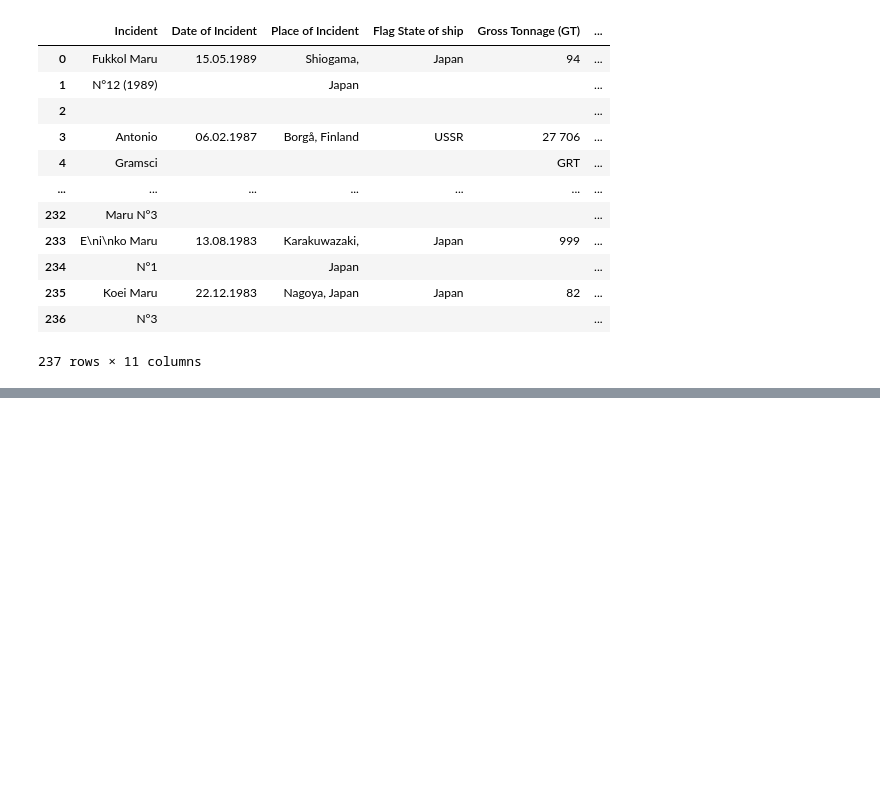
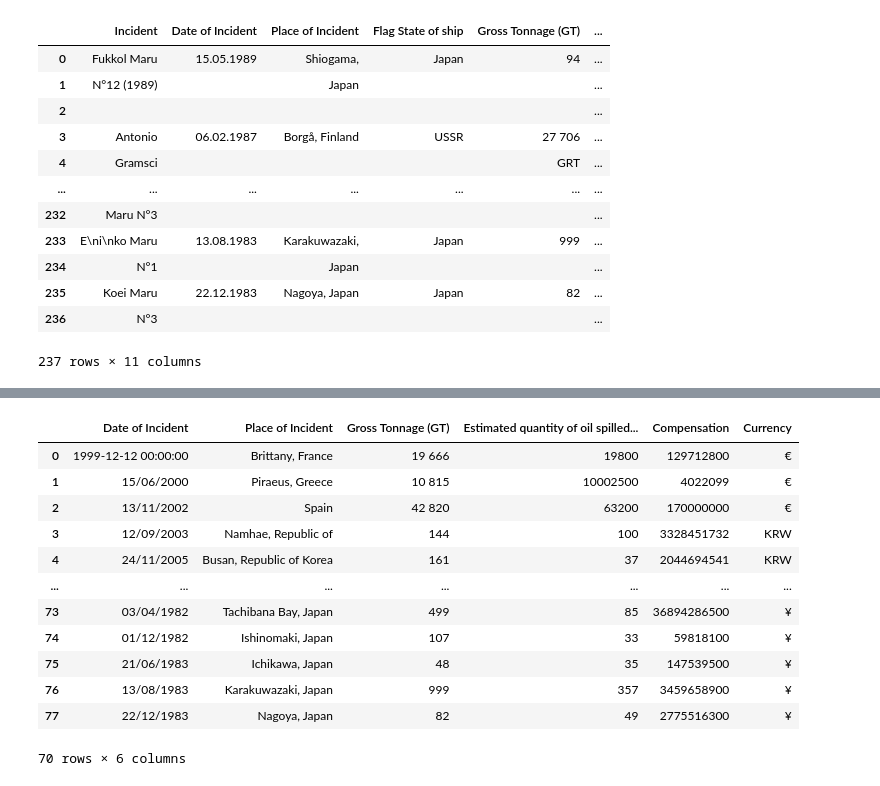
Before and after one commit to pedronery07/Projeto_InsperData_AECOM, a Jupyter notebook: extracao_iopc.ipynb, the cells around one changed output, grey strips where cells are left out. Cells and saved outputs as stored; diff of their text form; code cells hidden in the pictures; blank space fills up the shorter version.

```diff
--- a/extracao_iopc.ipynb
+++ b/extracao_iopc.ipynb
@@ -257,0 +309,20 @@ array(['€1 413 522', 'Nil', 'BD21 168', '€1 457 753',
+# %%
+# Versão final do DataFrame
+df_final = pd.read_excel('docs/iopc_tables.xlsx')
+# Removendo linhas com valor "and" na coluna "Currency" (mais de uma moeda)
+df_final = df_final.loc[~df_final["Currency"].str.contains("and", na=False)]
+df_final
+# %% [output]
+|  | Date of Incident | Place of Incident | Gross Tonnage (GT) | Estimated quantity of oil spilled... | Compensation | Currency |
+| 0 | 1999-12-12 00:00:00 | Brittany, France | 19 666 | 19800 | 129712800 | € |
+| 1 | 15/06/2000 | Piraeus, Greece | 10 815 | 10002500 | 4022099 | € |
+| 2 | 13/11/2002 | Spain | 42 820 | 63200 | 170000000 | € |
+| 3 | 12/09/2003 | Namhae, Republic of | 144 | 100 | 3328451732 | KRW |
+| 4 | 24/11/2005 | Busan, Republic of Korea | 161 | 37 | 2044694541 | KRW |
+| ... | ... | ... | ... | ... | ... | ... |
+| 73 | 03/04/1982 | Tachibana Bay, Japan | 499 | 85 | 36894286500 | ¥ |
+| 74 | 01/12/1982 | Ishinomaki, Japan | 107 | 33 | 59818100 | ¥ |
+| 75 | 21/06/1983 | Ichikawa, Japan | 48 | 35 | 147539500 | ¥ |
+| 76 | 13/08/1983 | Karakuwazaki, Japan | 999 | 357 | 3459658900 | ¥ |
+| 77 | 22/12/1983 | Nagoya, Japan | 82 | 49 | 2775516300 | ¥ |
+70 rows × 6 columns
```
Also changed, not shown: parts of 18 cells of this notebook, 4 other files.
